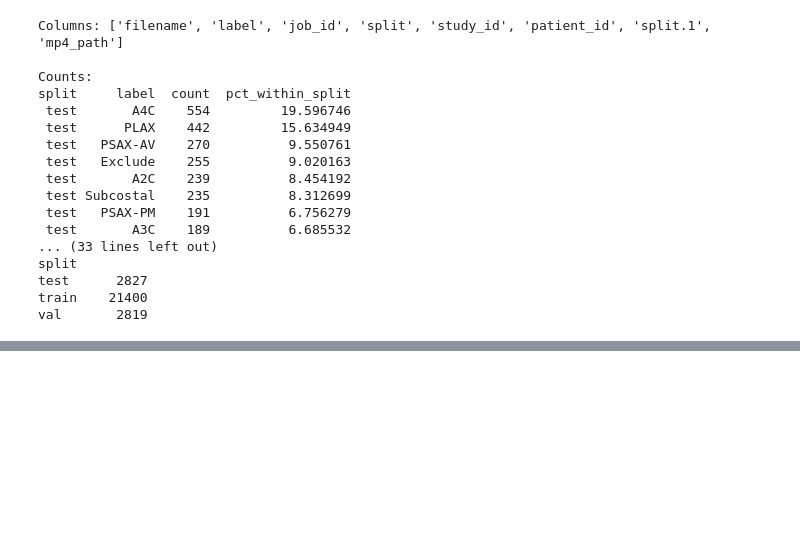
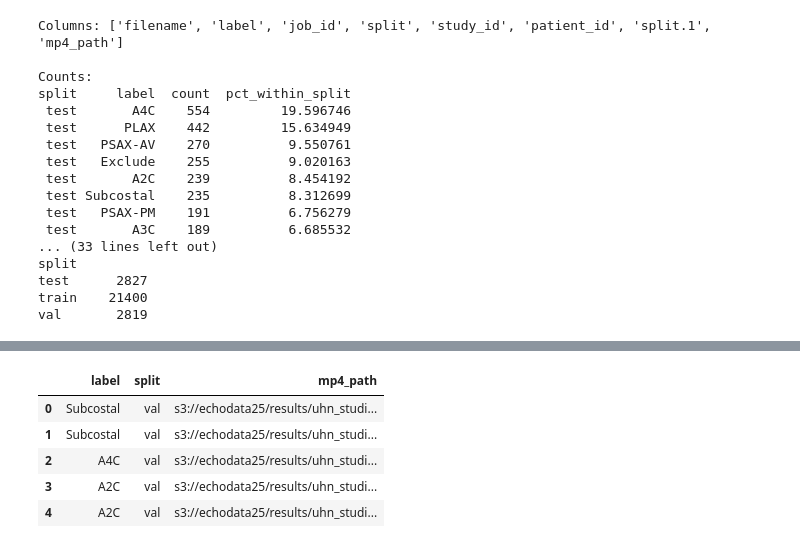
Before and after one commit to alif-munim/EchoJEPA, a Jupyter notebook: classifier/data_prep_v3.ipynb, the cells around one changed output, grey strips where cells are left out. Cells and saved outputs as stored; diff of their text form; code cells hidden in the pictures; blank space fills up the shorter version.

```diff
--- a/classifier/data_prep_v3.ipynb
+++ b/classifier/data_prep_v3.ipynb
@@ -454,0 +624,81 @@ val       2819
+# %%
+import csv
+import os
+
+# ==========================================
+# 1. CONFIGURATION
+# ==========================================
+# Input/Output files
+IN_FILE = "labels_patient_split_mp4.csv"
+OUT_FILE = "labels_patient_split_mp4_s3.csv"
+
+# S3 Path Config
+# Note: Using the _224px prefix seen in your error logs
+S3_PREFIX = "s3://echodata25/results/uhn_studies_22k_607_224px"
+ROOT_MARKER = "uhn_studies_22k_607"
+
+# ==========================================
+# 2. TRANSFORMATION LOGIC
+# ==========================================
+def to_s3_path(mp4_path: str, s3_prefix: str, root_marker: str) -> str:
+    """
+    Finds the root_marker in the local path and swaps the
+    prefix for the S3 URI.
+    """
+    if not mp4_path or not isinstance(mp4_path, str):
+        return mp4_path
+
+    # Standardize separators to forward slashes for S3
+    p = mp4_path.replace("\\", "/")
+
+    # We look for the folder name in the cluster path
+    marker = f"/{root_marker}/"
+    idx = p.find(marker)
+
+    if idx == -1:
+        # Fallback check: marker at the very start
+        if p.startswith(root_marker + "/"):
+            suffix = p[len(root_marker)+1:]
+        else:
+            raise ValueError(f"Marker '{root_marker}' not found in: {mp4_path}")
+    else:
+        # Extract everything after /root_marker/
+        suffix = p[idx + len(marker):]
+
+    # Combine with clean S3 prefix
+    return f"{s3_prefix.rstrip('/')}/{suffix}"
+
+# ==========================================
+# 3. EXECUTION
+# ==========================================
+n_processed = 0
+
+with open(IN_FILE, "r", newline="", encoding="utf-8") as fin:
+    reader = csv.DictReader(fin)
+    fieldnames = reader.fieldnames
+
+    if "mp4_path" not in fieldnames:
+        raise ValueError(f"Column 'mp4_path' not found. Available: {fieldnames}")
+
+    with open(OUT_FILE, "w", newline="", encoding="utf-8") as fout:
+        writer = csv.DictWriter(fout, fieldnames=fieldnames)
+        writer.writeheader()
+
+        for row in reader:
+            try:
+                row["mp4_path"] = to_s3_path(row["mp4_path"], S3_PREFIX, ROOT_MARKER)
+                writer.writerow(row)
+                n_processed += 1
+            except ValueError as e:
+                print(f"Skipping row due to error: {e}")
+
+print(f"Successfully converted {n_processed} paths.")
+print(f"New CSV saved to: {OUT_FILE}")
+
+# ==========================================
+# 4. VERIFY HEAD
+# ==========================================
+import pandas as pd
+df_s3 = pd.read_csv(OUT_FILE)
+df_s3[['label', 'split', 'mp4_path']].head()
+# %% [output]
@@ -454,0 +707,6 @@ val       2819
+|  | label | split | mp4_path |
+| 0 | Subcostal | val | s3://echodata25/results/uhn_studi... |
+| 1 | Subcostal | val | s3://echodata25/results/uhn_studi... |
+| 2 | A4C | val | s3://echodata25/results/uhn_studi... |
+| 3 | A2C | val | s3://echodata25/results/uhn_studi... |
+| 4 | A2C | val | s3://echodata25/results/uhn_studi... |
```
Also changed, not shown: parts of 10 cells of this notebook, 18 other files.
